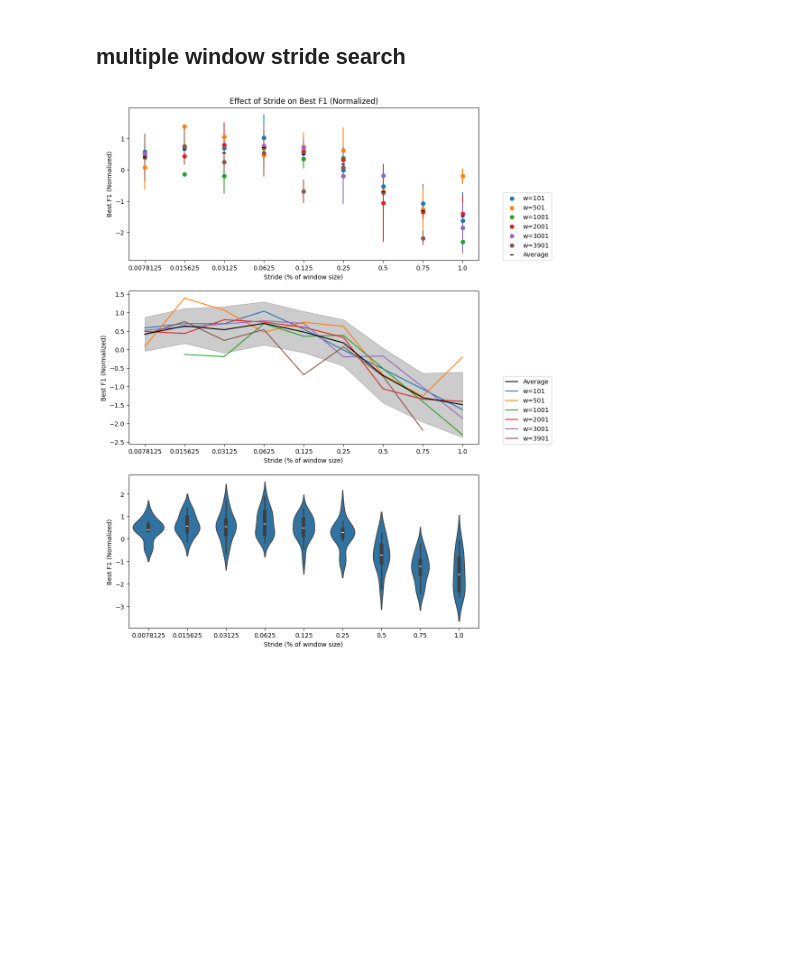
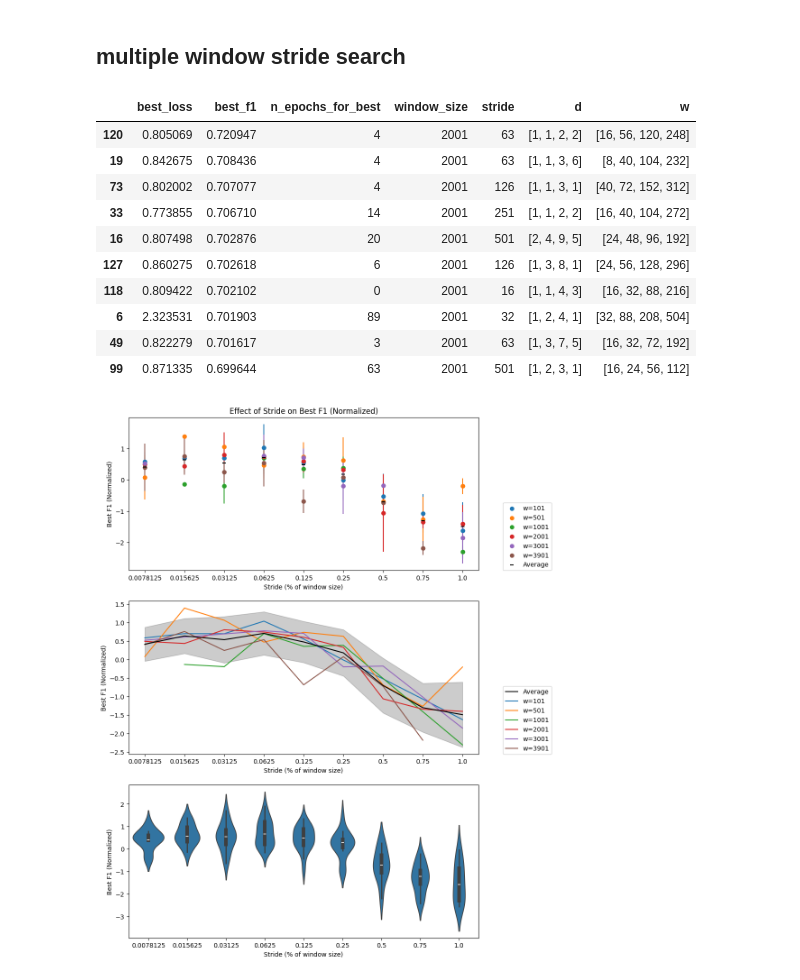
Before and after one commit to Musa-Azeem/eating-detection, a Jupyter notebook: encoderclassifier.ipynb, the cells around one changed output. Drawn from its saved outputs; the diff is of its cells as text; code cells hidden in the pictures; blank space fills up the shorter version.

```diff
--- a/encoderclassifier.ipynb
+++ b/encoderclassifier.ipynb
@@ -580,6 +580,20 @@ for model_dir in Path('/home/musa/eating-detection/dev/stride-search-rand').iter
         'w': str(CONFIG['WIDTHI'])
     }
     df.sort_values(['stride'], inplace=True)
+# %%
+df[df.window_size == 2001].sort_values('best_f1', ascending=False).head(10)
+# %% [output]
+|  | best_loss | best_f1 | n_epochs_for_best | window_size | stride | d | w |
+| 120 | 0.805069 | 0.720947 | 4 | 2001 | 63 | [1, 1, 2, 2] | [16, 56, 120, 248] |
+| 19 | 0.842675 | 0.708436 | 4 | 2001 | 63 | [1, 1, 3, 6] | [8, 40, 104, 232] |
+| 73 | 0.802002 | 0.707077 | 4 | 2001 | 126 | [1, 1, 3, 1] | [40, 72, 152, 312] |
+| 33 | 0.773855 | 0.706710 | 14 | 2001 | 251 | [1, 1, 2, 2] | [16, 40, 104, 272] |
+| 16 | 0.807498 | 0.702876 | 20 | 2001 | 501 | [2, 4, 9, 5] | [24, 48, 96, 192] |
+| 127 | 0.860275 | 0.702618 | 6 | 2001 | 126 | [1, 3, 8, 1] | [24, 56, 128, 296] |
+| 118 | 0.809422 | 0.702102 | 0 | 2001 | 16 | [1, 1, 4, 3] | [16, 32, 88, 216] |
+| 6 | 2.323531 | 0.701903 | 89 | 2001 | 32 | [1, 2, 4, 1] | [32, 88, 208, 504] |
+| 49 | 0.822279 | 0.701617 | 3 | 2001 | 63 | [1, 3, 7, 5] | [16, 32, 72, 192] |
+| 99 | 0.871335 | 0.699644 | 63 | 2001 | 501 | [1, 2, 3, 1] | [16, 24, 56, 112] |
 # %%
 df.isna().sum()
 df.dropna(inplace=True)
```
Also changed, not shown: 19 other files.
